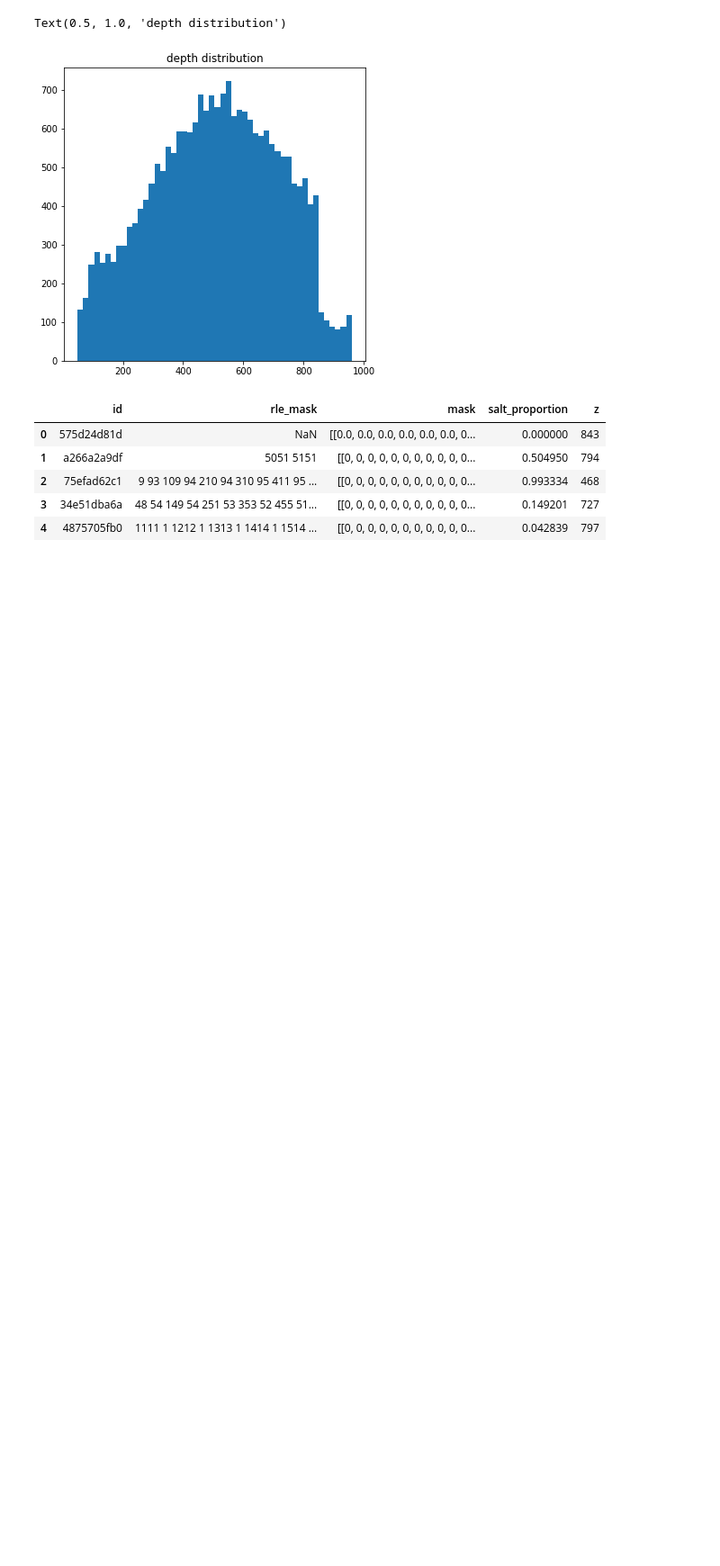
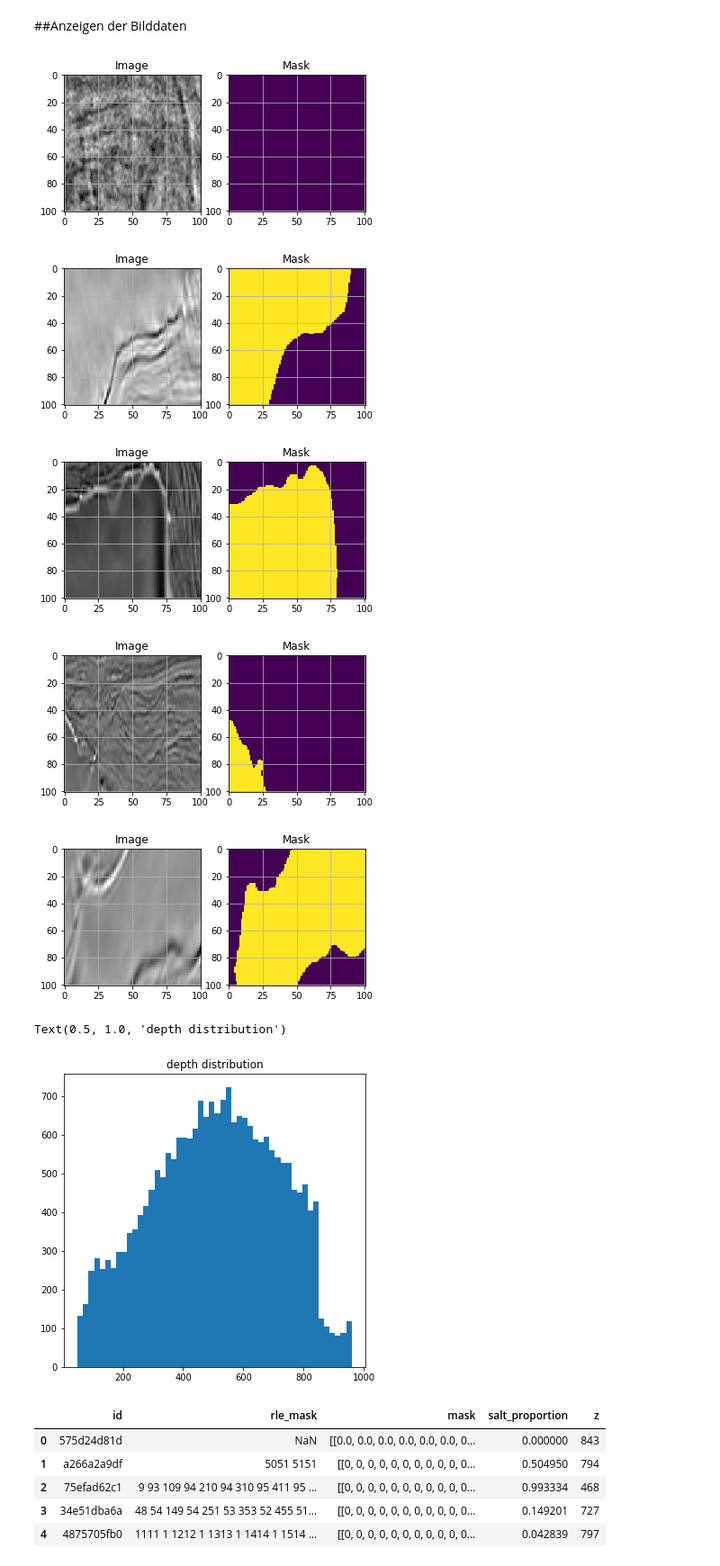
Before and after one commit to pwolscho/unet, a Jupyter notebook: u_net.ipynb, the cells around one changed output. Shown: that part at 90% size. Saved outputs shown, nothing was run; the diff lists cells and outputs as text; code cells hidden in the pictures; blank space fills up the shorter version.

Commit message:
added image plot

```diff
--- a/u_net.ipynb
+++ b/u_net.ipynb
@@ -118,5 +2,0 @@ def plot2x2array(image, mask):
-# %%
-#print the images
-for i in range(5):
-  image, mask = dataset[np.random.randint(0, len(dataset))]
-  plot2x2array(image, mask)
@@ -128,0 +136,2 @@ for i in range(5):
+# %% [markdown]
+##Anzeigen der Bilddaten
@@ -129,3 +164,34 @@ for i in range(5):
+# %%
+#init our new class dataset
+train_mask = pd.read_csv('/content/salt_data/train.csv')
+depth = pd.read_csv('/content/salt_data/depths.csv')
+
+train_path = '/content/salt_data/train'
+
+file_list = list(train_mask['id'].values)
+dataset= SaltDataset(train_path, file_list)
+# %%
+#function to visualize the images
+def plotImageAndMask(image, mask):
+  #invoke matplotlib
+  f, axarr = plt.subplots(1, 2)
+  axarr[0].imshow(image)
+  axarr[1].imshow(mask)
+  axarr[0].grid()
+  axarr[1].grid()
+  axarr[0].set_title('Image')
+  axarr[1].set_title('Mask')
+# %%
+#print the images
+for i in range(5):
+  image, mask = dataset[np.random.randint(0, len(dataset))]
+  plotImageAndMask(image, mask)
+# %% [output]
+[figure, added]
+[figure, added]
+[figure, added]
+[figure, added]
+[figure, added]
 # %%
 #plot the distribution of depths
 plt.figure(figsize = (6, 6))
```
Also changed, not shown: parts of 43 cells of this notebook.
